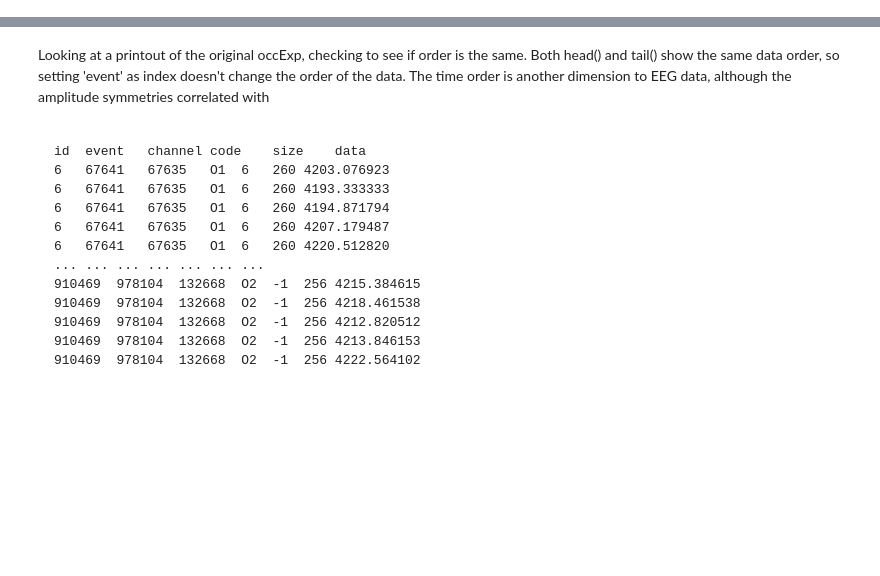
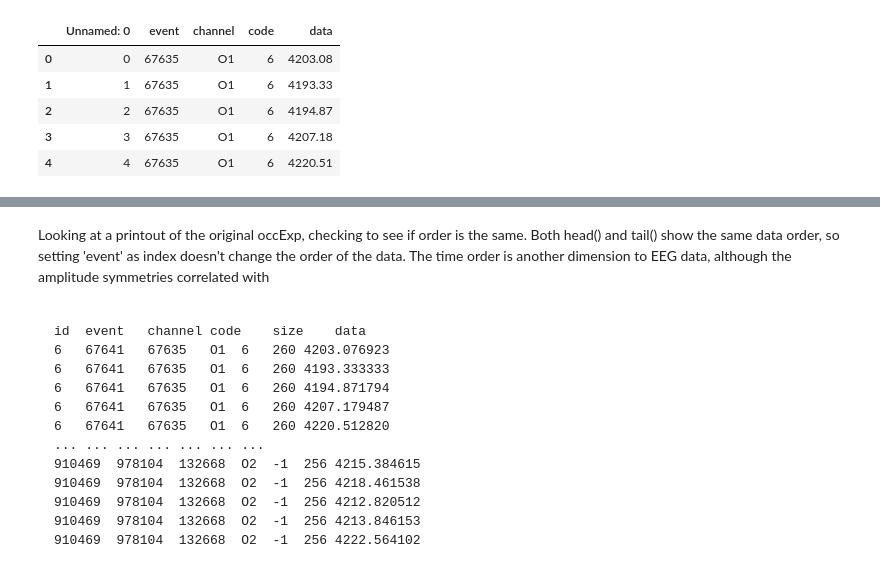
Before and after one commit to axoaxonic/capstoneProject, a Jupyter notebook: workingNotebooks/modelBaseline.ipynb, the cells around one changed output, grey strips where cells are left out. Saved outputs shown, nothing was run; the diff lists cells and outputs as text; code cells hidden in the pictures; blank space fills up the shorter version.

```diff
--- a/modelBaseline.ipynb
+++ b/workingNotebooks/modelBaseline.ipynb
@@ -49,0 +57,9 @@ occExp.tail(20) #should i split these into O1 df and O2 df?
+# %%
+baseDF.head()
+# %% [output]
+|  | Unnamed: 0 | event | channel | code | data |
+| 0 | 0 | 67635 | O1 | 6 | 4203.08 |
+| 1 | 1 | 67635 | O1 | 6 | 4193.33 |
+| 2 | 2 | 67635 | O1 | 6 | 4194.87 |
+| 3 | 3 | 67635 | O1 | 6 | 4207.18 |
+| 4 | 4 | 67635 | O1 | 6 | 4220.51 |
```
Also changed, not shown: parts of 37 cells of this notebook, 4 other files.
